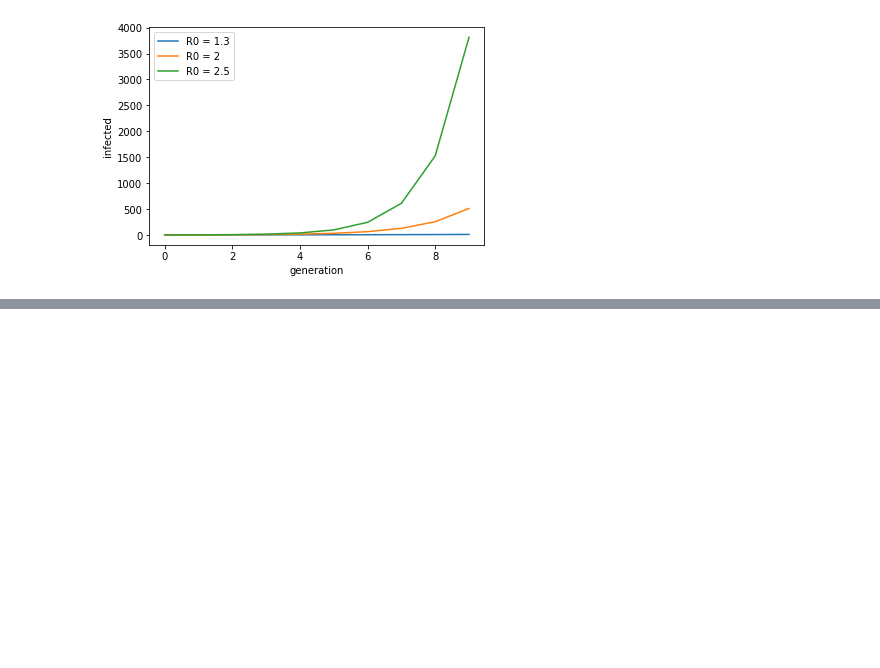
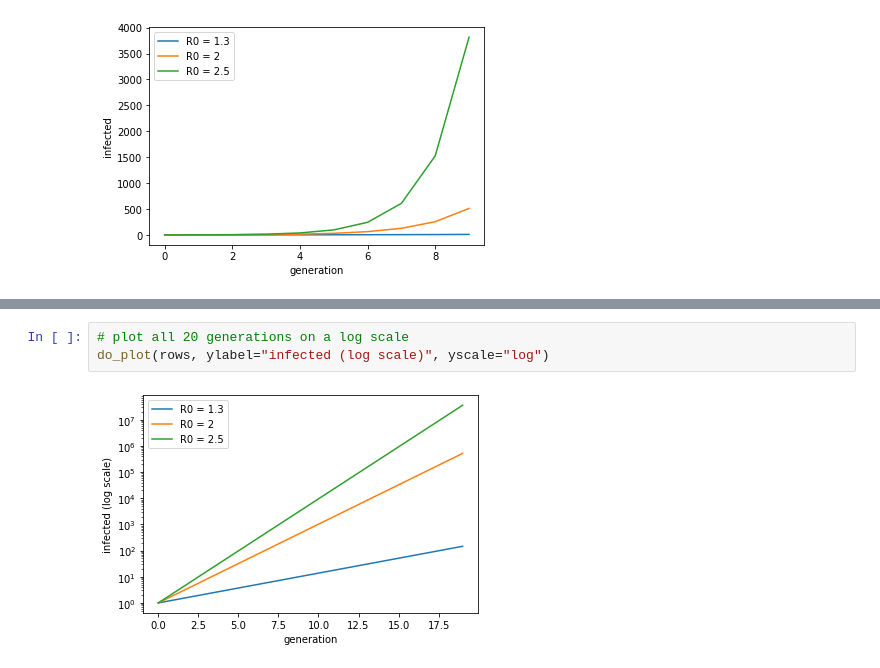
Before and after one commit to dmoney/covidplots, a Jupyter notebook: simple_explonential_r0.ipynb, the cells around one changed output, grey strips where cells are left out. Cells and saved outputs as stored; diff of their text form; blank space fills up the shorter version.

```diff
--- a/simple_explonential_r0.ipynb
+++ b/simple_explonential_r0.ipynb
@@ -78,0 +90,5 @@ do_plot(rows, ylabel="infected (in 10s of millions)")
+# %%
+# plot all 20 generations on a log scale
+do_plot(rows, ylabel="infected (log scale)", yscale="log")
+# %% [output]
+[figure, added]
```
Also changed, not shown: parts of 5 cells of this notebook.
